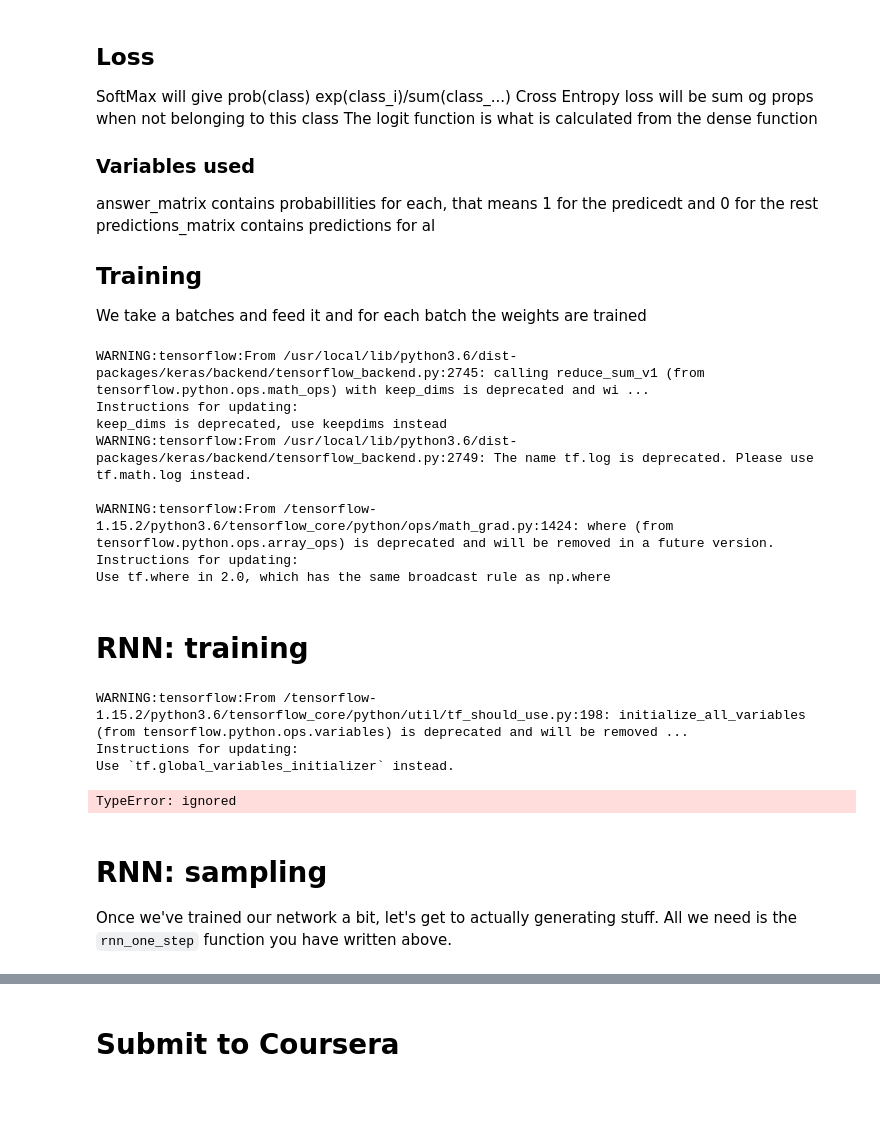
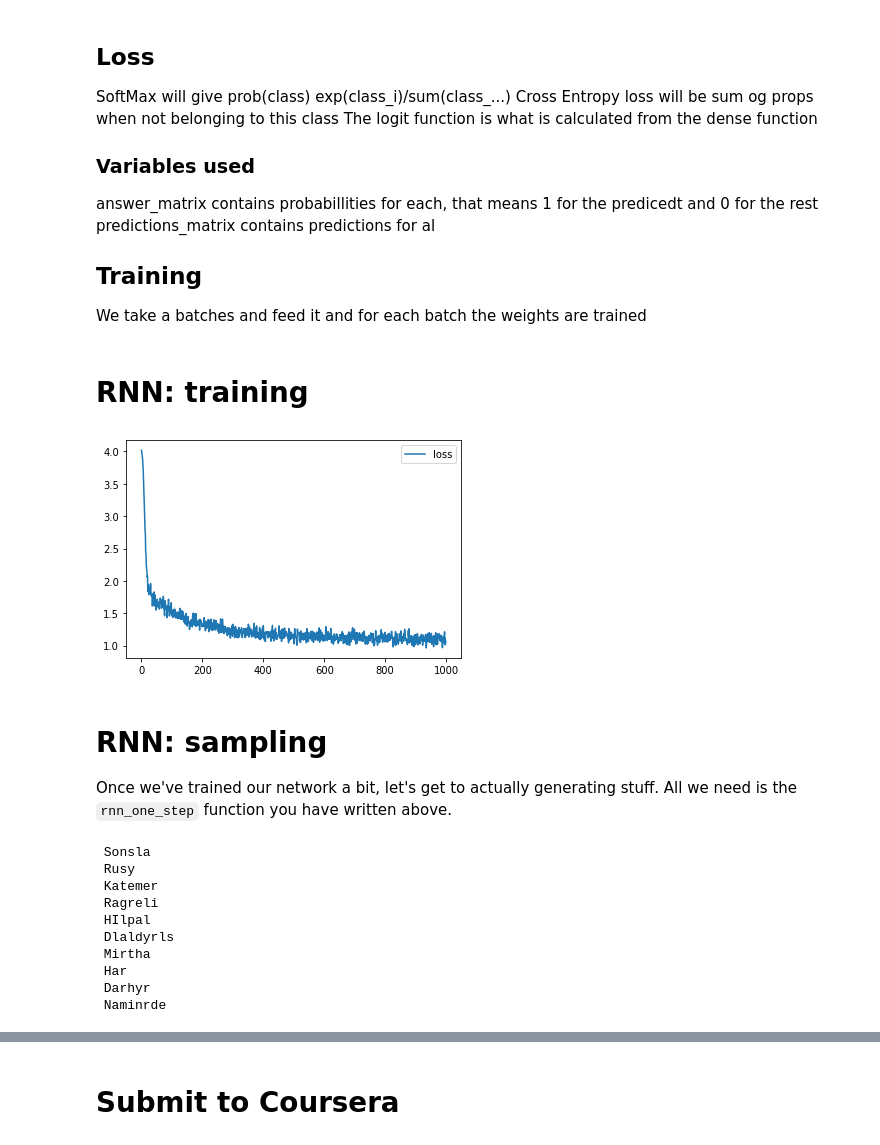
Before and after one commit to ivarbratberg/intro-to-dl, a Jupyter notebook: week5/RNN-task.ipynb, the cells around one changed output, grey strips where cells are left out. Cells and saved outputs as stored; diff of their text form; code cells hidden in the pictures; blank space fills up the shorter version.

```diff
--- a/week5/RNN-task.ipynb
+++ b/week5/RNN-task.ipynb
@@ -97,19 +96,14 @@ max length: 16
 First we need to collect a "vocabulary" of all unique tokens i.e. unique characters. We can then encode inputs as a sequence of character ids.
 # %%
 ### YOUR CODE HERE: all unique characters go here, padding included!
-print(chr(97))
-a = list(range(65,65+26))
-print(list(map(chr,a)))
-b = list(range(97,97+26))
-c = a + b
-c.append(32)
-c.append(ord(pad_token))
-
-tokens = map(chr,c)
+#all unique characters go here
+tokens = set(''.join(names))
 
 tokens = list(tokens)
+tokens.append(pad_token)
+
 n_tokens = len(tokens)
-print ('n_tokens:', n_tokens)
+print ('n_tokens = ',n_tokens)
 
 assert 50 < n_tokens < 60
 # %% [output]
@@ -124,8 +116,8 @@ We'll feed our recurrent neural network with ids of characters from our dictiona
 
 To create such dictionary, let's assign `token_to_id`
 # %%
-token_to_id = dict(zip(tokens, c))### YOUR CODE HERE: create a dictionary of {symbol -> its  index in tokens}
-
+token_to_id = {symbol : index for symbol,index in zip(tokens,range(len(tokens)))}
+###YOUR CODE HERE: create a dictionary of {symbol -> its  index in tokens }
 assert len(tokens) == len(token_to_id), "dictionaries must have same size"
 print(token_to_id)
 # %% [output]
@@ -324,44 +302,33 @@ from keras.losses import categorical_crossentropy
 loss = tf.reduce_mean(categorical_crossentropy(answers_matrix, predictions_matrix))
 
 optimize = tf.train.AdamOptimizer().minimize(loss)
-# %% [output]
-WARNING:tensorflow:From /usr/local/lib/python3.6/dist-packages/keras/backend/tensorflow_backend.py:2745: calling reduce_sum_v1 (from tensorflow.python.ops.math_ops) with keep_dims is deprecated and wi ...
-Instructions for updating:
-keep_dims is deprecated, use keepdims instead
-WARNING:tensorflow:From /usr/local/lib/python3.6/dist-packages/keras/backend/tensorflow_backend.py:2749: The name tf.log is deprecated. Please use tf.math.log instead.
-
-WARNING:tensorflow:From /tensorflow-1.15.2/python3.6/tensorflow_core/python/ops/math_grad.py:1424: where (from tensorflow.python.ops.array_ops) is deprecated and will be removed in a future version.
-Instructions for updating:
-Use tf.where in 2.0, which has the same broadcast rule as np.where
 # %% [markdown]
 # RNN: training
 # %%
 from IPython.display import clear_output
 from random import sample
 
 s.run(tf.global_variables_initializer())
+# s.run( tf.initialize_all_variables())
 
-# batch_size = 32
-# history = []
+batch_size = 32
+history = []
 
-# for i in range(1000):
-#     batch = to_matrix(sample(names, batch_size), max_len=MAX_LENGTH)
-#     loss_i, _ = s.run([loss, optimize], {input_sequence: batch})
+for i in range(1000):
+    batch = to_matrix(sample(names, batch_size), max_len=MAX_LENGTH)
+    loss_i, _ = s.run([loss, optimize], {input_sequence: batch})
 
-#     history.append(loss_i)
+    history.append(loss_i)
 
-#     if (i + 1) % 100 == 0:
-#         clear_output(True)
-#         plt.plot(history, label='loss')
-#         plt.legend()
-#         plt.show()
+    if (i + 1) % 100 == 0:
+        clear_output(True)
+        plt.plot(history, label='loss')
+        plt.legend()
+        plt.show()
 
-# assert np.mean(history[:10]) > np.mean(history[-10:]), "RNN didn't converge"
+assert np.mean(history[:10]) > np.mean(history[-10:]), "RNN didn't converge"
 # %% [output]
-WARNING:tensorflow:From /tensorflow-1.15.2/python3.6/tensorflow_core/python/util/tf_should_use.py:198: initialize_all_variables (from tensorflow.python.ops.variables) is deprecated and will be removed ...
-Instructions for updating:
-Use `tf.global_variables_initializer` instead.
-TypeError: ignored
+[figure, added]
 # %% [markdown]
 # RNN: sampling
 Once we've trained our network a bit, let's get to actually generating stuff. All we need is the `rnn_one_step` function you have written above.
@@ -398,6 +365,17 @@ def generate_sample(seed_phrase=start_token, max_length=MAX_LENGTH):
 # without prefix
 for _ in range(10):
     print(generate_sample())
+# %% [output]
+ Sonsla
+ Rusy
+ Katemer
+ Ragreli
+ HIlpal
+ Dlaldyrls
+ Mirtha
+ Har
+ Darhyr
+ Naminrde
 # %%
 # with prefix conditioning
 for _ in range(10):
```
Also changed, not shown: parts of 9 cells of this notebook.
